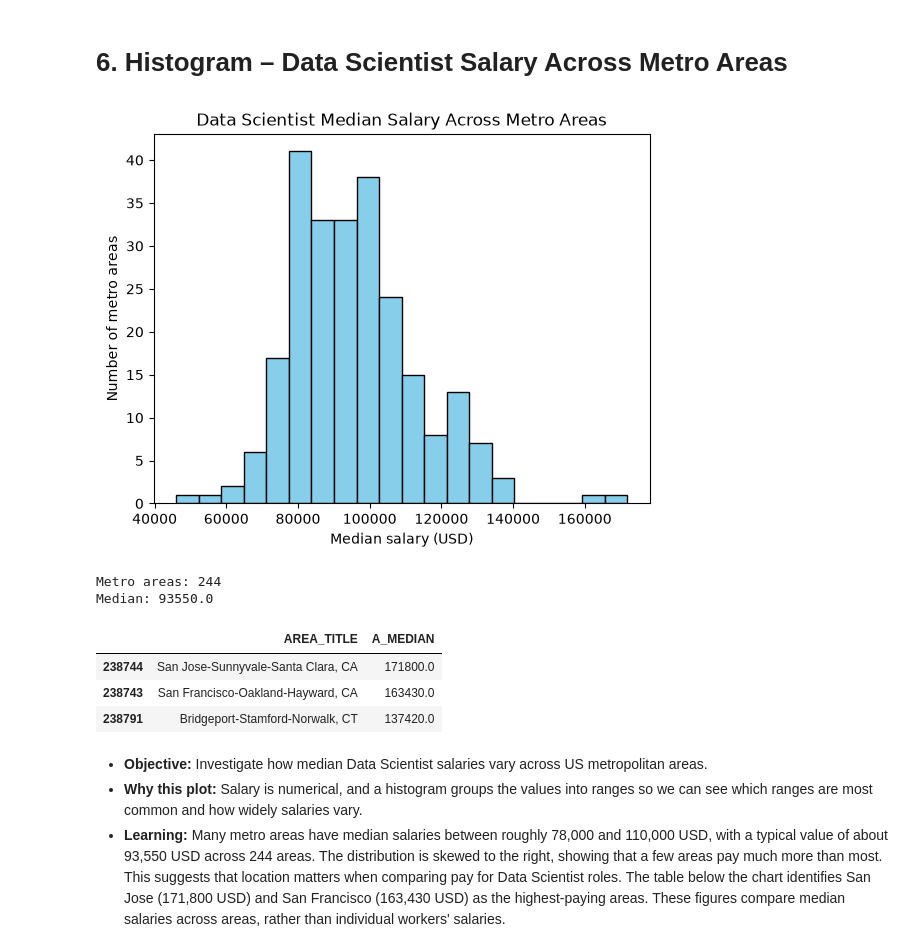
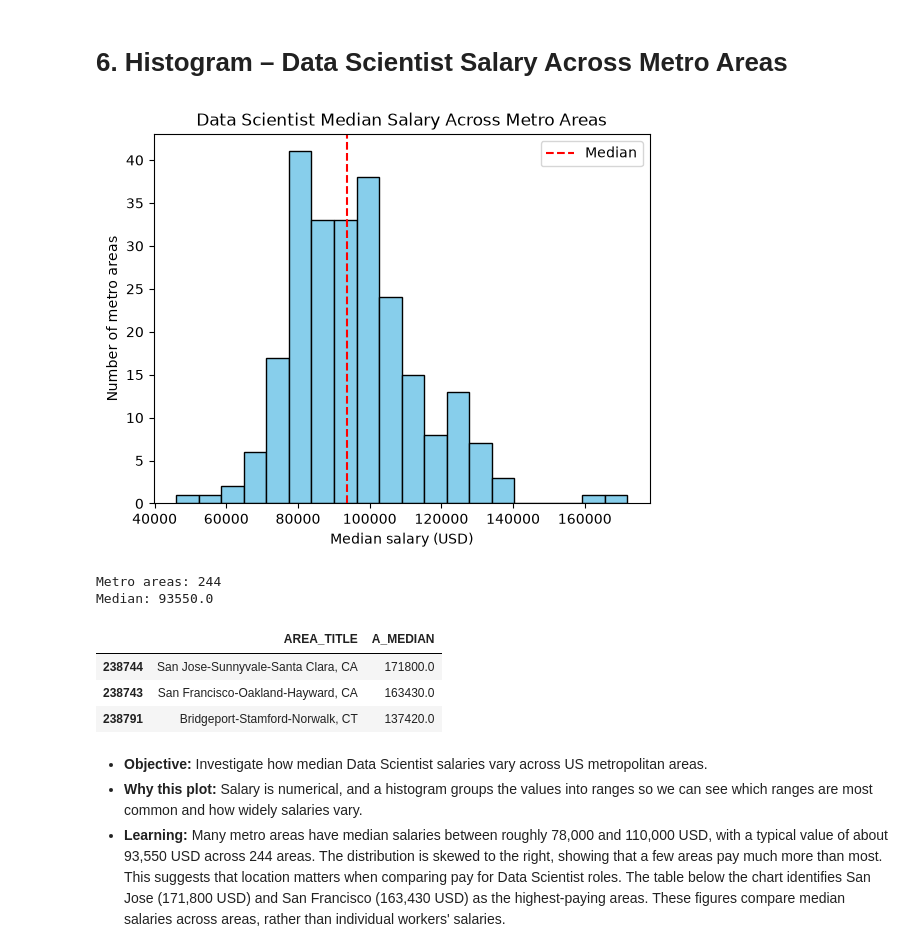
Before and after one commit to 2024658/Data_Visualisation_CA1, a Jupyter notebook: employment_analysis.ipynb, the cells around one changed output. Cells and saved outputs as stored; diff of their text form; code cells hidden in the pictures.

Commit message:
Added  median line to histogram

```diff
--- a/employment_analysis.ipynb
+++ b/employment_analysis.ipynb
@@ -174,19 +174,20 @@ states.groupby("OCC_TITLE")["A_MEDIAN"].agg(["min", "median", "max"])
 # %%
 # fitering metro areas only all industries combined just data scientists.
 metro = df[(df["AREA_TYPE"] == 4) & (df["I_GROUP"] == "cross-industry") & (df["OCC_CODE"] == "15-2051")]
 
 plt.hist(metro["A_MEDIAN"].dropna(), bins=20, color="skyblue", edgecolor="black")
 plt.title("Data Scientist Median Salary Across Metro Areas")
+plt.axvline(metro["A_MEDIAN"].median(), color="red", linestyle="--", label="Median")
 plt.xlabel("Median salary (USD)")
 plt.ylabel("Number of metro areas")
+plt.legend()
 plt.show()
-
 
 print("Metro areas:", metro["A_MEDIAN"].count())
 print("Median:", metro["A_MEDIAN"].median())
 metro.nlargest(3, "A_MEDIAN")[["AREA_TITLE", "A_MEDIAN"]]
 # %% [output]
-[figure, old version]
+[figure, new version]
 Metro areas: 244
 Median: 93550.0
 |  | AREA_TITLE | A_MEDIAN |
```
